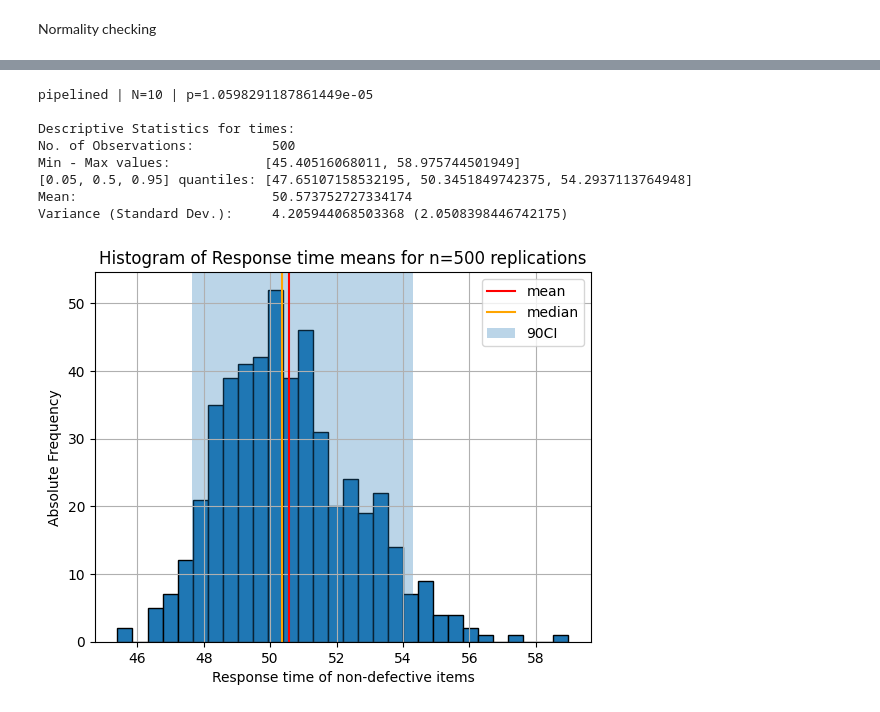
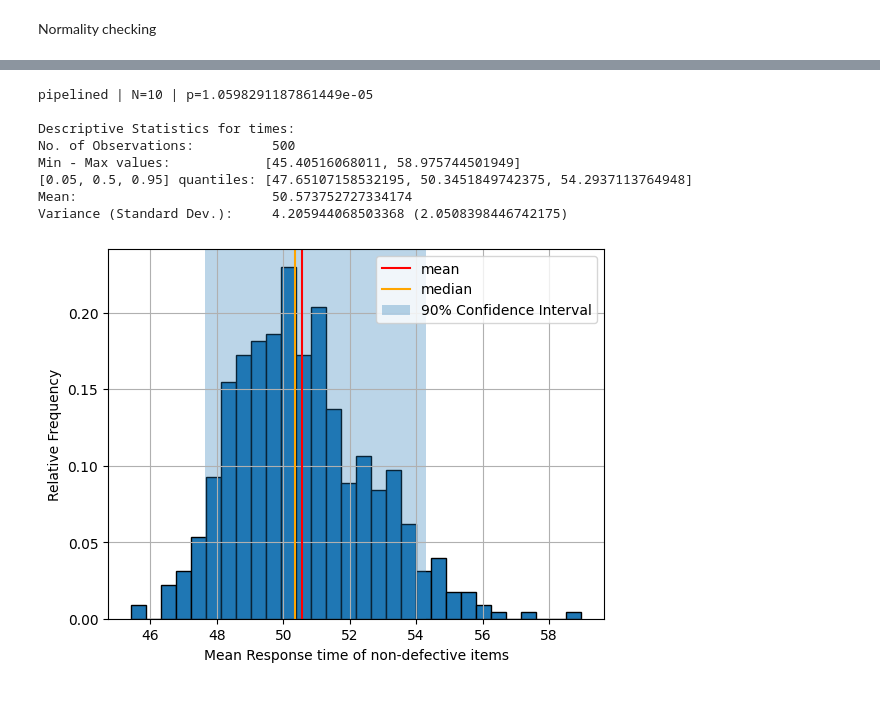
Before and after one commit to erni-de/factory-simulation, a Jupyter notebook: analysis.ipynb, the cells around one changed output, grey strips where cells are left out. Drawn from its saved outputs; the diff is of its cells as text; code cells hidden in the pictures.

```diff
--- a/analysis.ipynb
+++ b/analysis.ipynb
@@ -13,14 +13,18 @@ import matplotlib.pyplot as plt
 
 ## SELECT MODE ##
 
-mode_ = "pipelined" # mode = {parallelized, pipelined}
-N = 10 # N = {1,5,10}
-p = 0.99 # p = {0.9, 0.99}
+mode_ = '"pipelined"' # mode = {parallelized, pipelined}
+N = 5 # N = {1,5,10}
+p = 0.9 # p = {0.9, 0.99}
 
 
-data_dir = "~/Documents/simulation-scenarios/"
-file_name = mode_ + "-N" + str(N) + "-p" + str(int(p * 100)) +".csv"
+#data_dir = "simulation-scenarios/"
+#file_name = mode_ + "-N" + str(N) + "-p" + str(int(p * 100)) +".csv"
+
+data_dir = "~/Documents/"
+file_name = "gooditems.csv"
 df = pd.read_csv(data_dir + file_name)
 
 print(data_dir+file_name)
+df
 # %% [output]
@@ -78,23 +112,23 @@ p-value = 1.0598291187861449e-05
 # %%
 obs, min, max, perc_5, perc_95, median, mean, variance, sd = descriptive_array(times)
 plt.grid()
-plt.hist(times, bins = 30, edgecolor = "black")
+plt.hist(times, bins = 30, edgecolor = "black", density=True)
 plt.axvline(x=mean, color = "red", label="mean")
 plt.axvline(x=median, color = "orange", label = "median")
-plt.axvspan(perc_5, perc_95, alpha=0.3, label = "90CI")
-plt.title("Histogram of Response time means for n=500 replications")
-plt.xlabel("Response time of non-defective items")
-plt.ylabel("Absolute Frequency")
+plt.axvspan(perc_5, perc_95, alpha=0.3, label = "90% Confidence Interval")
+plt.xlabel("Mean Response time of non-defective items")
+plt.ylabel("Relative Frequency")
 plt.legend()
 
 plt.show()
+plt.savefig("images/histograms/hist-" + mode_ + "-N" + str(N) + "-p" + str(p) + ".png")
 # %% [output]
 pipelined | N=10 | p=1.0598291187861449e-05
 
 Descriptive Statistics for times:
 No. of Observations:          500
 Min - Max values:            [45.40516068011, 58.975744501949]
 [0.05, 0.5, 0.95] quantiles: [47.65107158532195, 50.3451849742375, 54.2937113764948]
 Mean:                         50.573752727334174
 Variance (Standard Dev.):     4.205944068503368 (2.0508398446742175)
-[figure, old version]
+[figure, new version]
```
Also changed, not shown: parts of 5 cells of this notebook, 14 other files.
